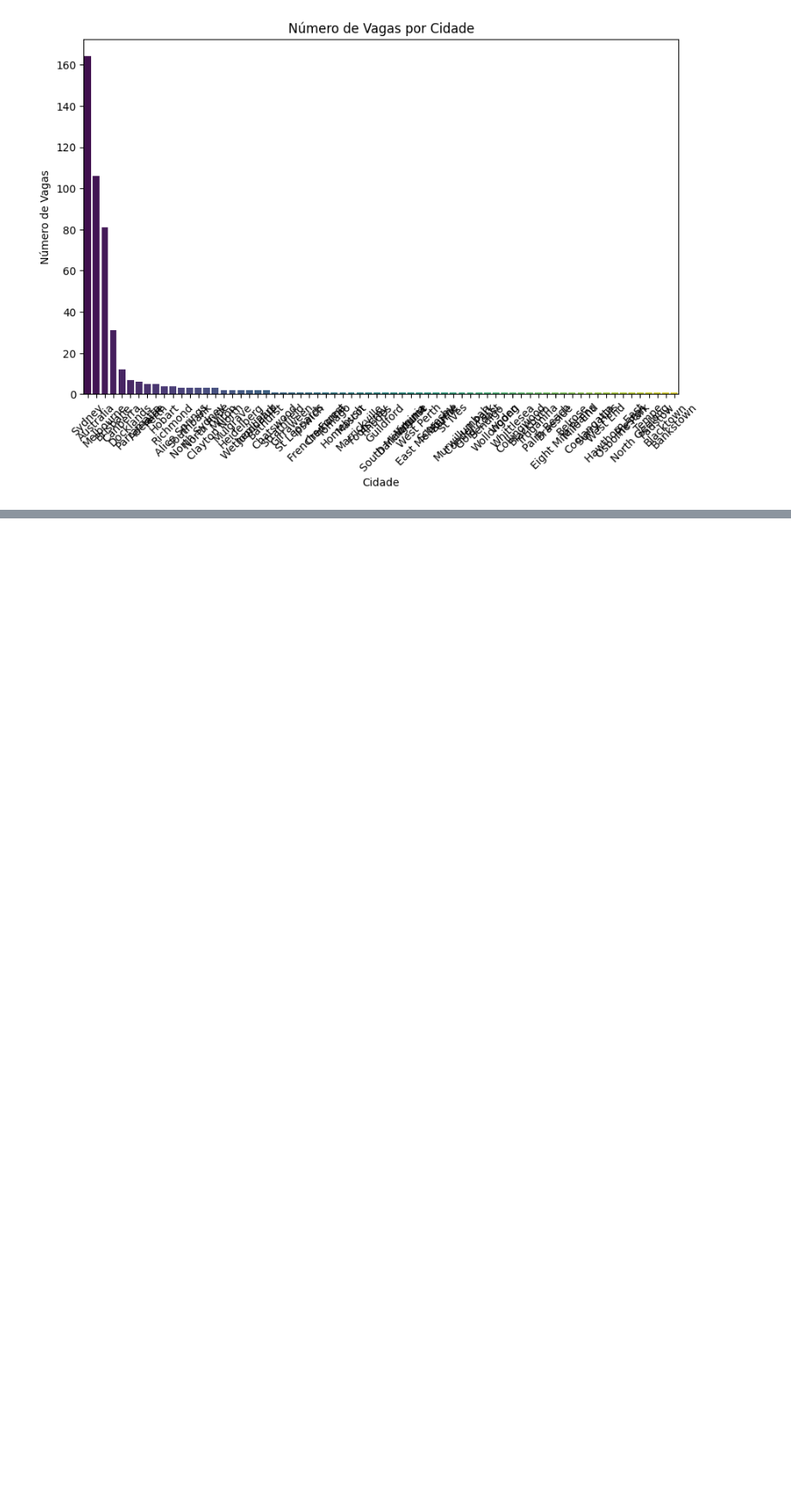
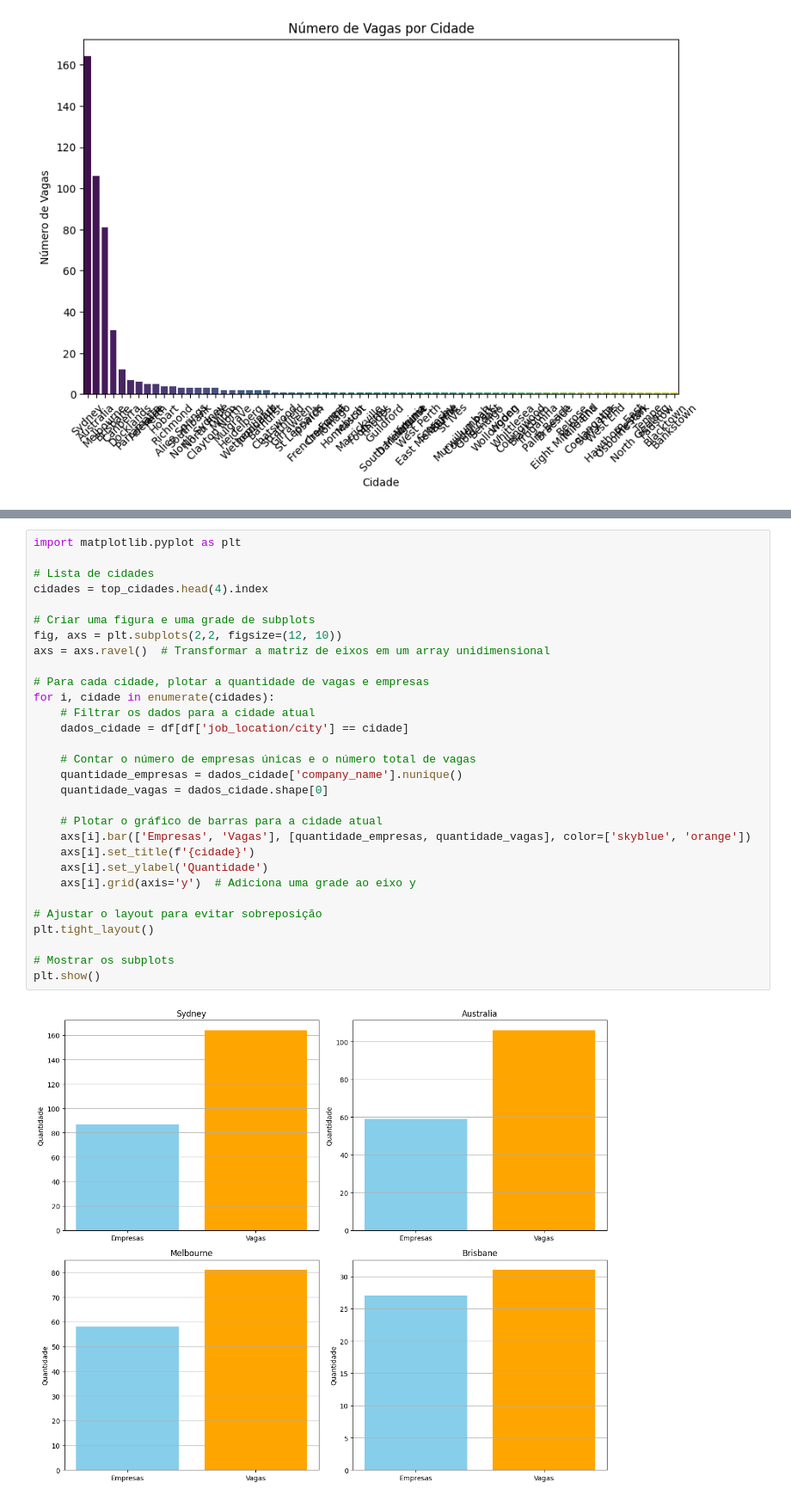
Before and after one commit to zovas98k/projeto-aplicado-mackenzie, a Jupyter notebook: AnaliseExp.ipynb, the cells around one changed output, grey strips where cells are left out. Shown: that part at 86% size. Saved outputs shown, nothing was run; the diff lists cells and outputs as text; blank space fills up the shorter version.

```diff
--- a/AnaliseExp.ipynb
+++ b/AnaliseExp.ipynb
@@ -163,0 +177,32 @@ plt.show()
+# %%
+import matplotlib.pyplot as plt
+
+# Lista de cidades
+cidades = top_cidades.head(4).index
+
+# Criar uma figura e uma grade de subplots
+fig, axs = plt.subplots(2,2, figsize=(12, 10))
+axs = axs.ravel()  # Transformar a matriz de eixos em um array unidimensional
+
+# Para cada cidade, plotar a quantidade de vagas e empresas
+for i, cidade in enumerate(cidades):
+    # Filtrar os dados para a cidade atual
+    dados_cidade = df[df['job_location/city'] == cidade]
+
+    # Contar o número de empresas únicas e o número total de vagas
+    quantidade_empresas = dados_cidade['company_name'].nunique()
+    quantidade_vagas = dados_cidade.shape[0]
+
+    # Plotar o gráfico de barras para a cidade atual
+    axs[i].bar(['Empresas', 'Vagas'], [quantidade_empresas, quantidade_vagas], color=['skyblue', 'orange'])
+    axs[i].set_title(f'{cidade}')
+    axs[i].set_ylabel('Quantidade')
+    axs[i].grid(axis='y')  # Adiciona uma grade ao eixo y
+
+# Ajustar o layout para evitar sobreposição
+plt.tight_layout()
+
+# Mostrar os subplots
+plt.show()
+# %% [output]
+[figure, added]
```
Also changed, not shown: parts of 11 cells of this notebook, 1 other file.
